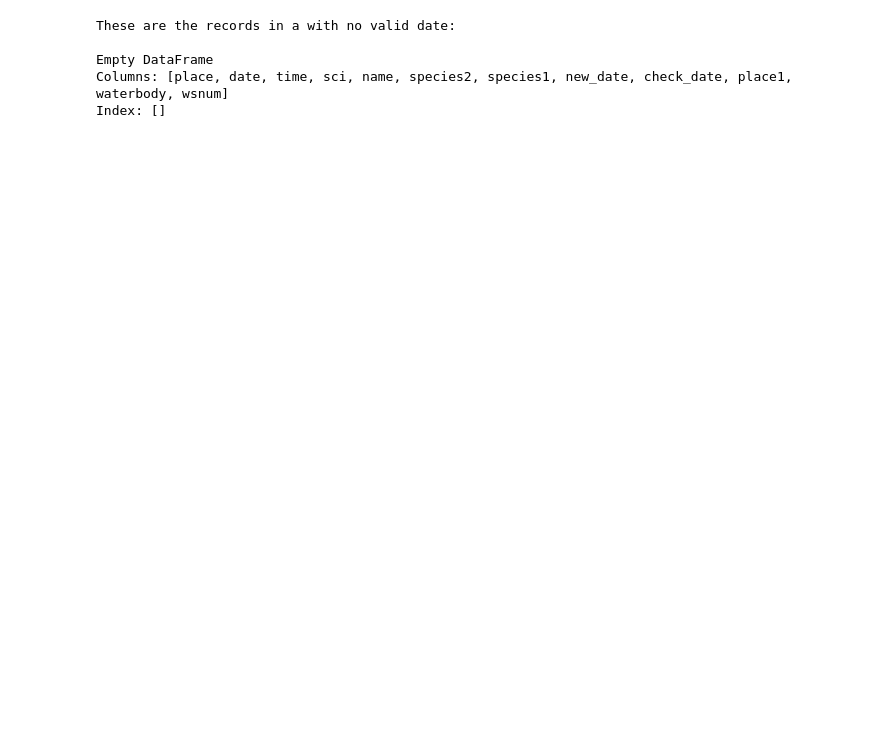
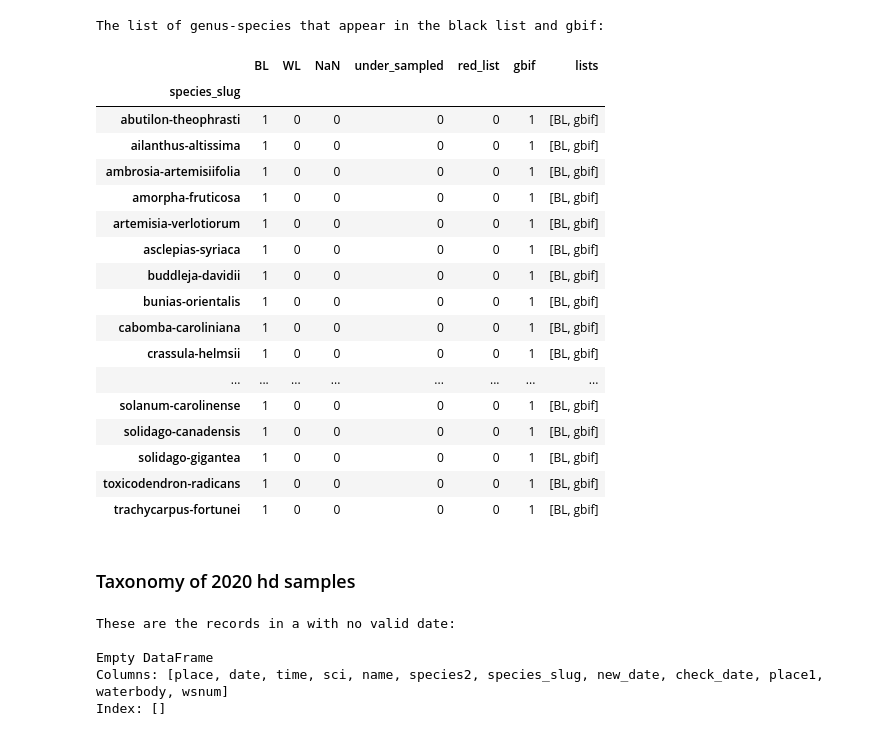
Before and after one commit to thorerismann/hdbot, a Jupyter notebook: preprocess_final.ipynb, the cells around one changed output. Saved outputs shown, nothing was run; the diff lists cells and outputs as text; code cells hidden in the pictures; blank space fills up the shorter version.

```diff
--- a/preprocess_final.ipynb
+++ b/preprocess_final.ipynb
@@ -197,0 +183,16 @@ a = set(gbif.atuple.unique())
+# %%
+# collect all the observations into one df
+fx = pd.concat([v[['species_slug', 'map', 'spec_map']] for k,v in fivex.items()])
+wsx = pd.concat([v[['species_slug', 'map', 'spec_map']] for k,v in welt_sut.items()])
+f_w_obs = pd.concat([fx, wsx])
+# %%
+# gather up the map names
+m_ap_columns = f_w_obs.map.unique()
+
+# create a column for each map, indicate
+for col in m_ap_columns:
+    f_w_obs[col] = f_w_obs['map'] == col
+
+obs_map =f_w_obs.groupby(['species_slug']).sum()
+
+obs_map['maps'] = obs_map.index.map(lambda x: f_w_obs[f_w_obs.species_slug == x]['map'].unique())
@@ -197,0 +264,17 @@ a = set(gbif.atuple.unique())
+# %%
+the_lists = list(watch_lists.keys())
+
+keep = []
+
+for element in the_lists:
+    a = watch_lists[element][['species_slug','watch_list']]
+    keep.append(a)
+wl_species = pd.concat(keep)
+m_ap_columns = wl_species.watch_list.unique()
+
+for col in m_ap_columns:
+    wl_species[col] = wl_species['watch_list'] == col
+
+wl_sp_map =wl_species.groupby(['species_slug']).sum()
+
+wl_sp_map['lists'] = wl_sp_map.index.map(lambda x: wl_species[wl_species.species_slug == x]['watch_list'].unique())
@@ -197,0 +291,24 @@ a = set(gbif.atuple.unique())
+# %%
+print("\nThe list of genus-species that appear in the black list and gbif:\n\n")
+
+wl_sp_map[(wl_sp_map.BL >0)&(wl_sp_map.gbif >0)]
+# %% [output]
+The list of genus-species that appear in the black list and gbif:
+|  | BL | WL | NaN | under_sampled | red_list | gbif | lists |
+| species_slug |  |  |  |  |  |  |  |
+| abutilon-theophrasti | 1 | 0 | 0 | 0 | 0 | 1 | [BL, gbif] |
+| ailanthus-altissima | 1 | 0 | 0 | 0 | 0 | 1 | [BL, gbif] |
+| ambrosia-artemisiifolia | 1 | 0 | 0 | 0 | 0 | 1 | [BL, gbif] |
+| amorpha-fruticosa | 1 | 0 | 0 | 0 | 0 | 1 | [BL, gbif] |
+| artemisia-verlotiorum | 1 | 0 | 0 | 0 | 0 | 1 | [BL, gbif] |
+| asclepias-syriaca | 1 | 0 | 0 | 0 | 0 | 1 | [BL, gbif] |
+| buddleja-davidii | 1 | 0 | 0 | 0 | 0 | 1 | [BL, gbif] |
+| bunias-orientalis | 1 | 0 | 0 | 0 | 0 | 1 | [BL, gbif] |
+| cabomba-caroliniana | 1 | 0 | 0 | 0 | 0 | 1 | [BL, gbif] |
+| crassula-helmsii | 1 | 0 | 0 | 0 | 0 | 1 | [BL, gbif] |
+| ... | ... | ... | ... | ... | ... | ... | ... |
+| solanum-carolinense | 1 | 0 | 0 | 0 | 0 | 1 | [BL, gbif] |
+| solidago-canadensis | 1 | 0 | 0 | 0 | 0 | 1 | [BL, gbif] |
+| solidago-gigantea | 1 | 0 | 0 | 0 | 0 | 1 | [BL, gbif] |
+| toxicodendron-radicans | 1 | 0 | 0 | 0 | 0 | 1 | [BL, gbif] |
+| trachycarpus-fortunei | 1 | 0 | 0 | 0 | 0 | 1 | [BL, gbif] |
@@ -198,3 +322,5 @@ a = set(gbif.atuple.unique())
+# %% [markdown]
+### Taxonomy of 2020 hd samples
 # %%
 #correct wrong species name inputs in the samples data
 #samples list
@@ -257,16 +377,16 @@ def make_timestamp(x):
     try:
         data = dt.datetime.strptime(x, "%Y-%m-%d")
     except:
-        data = 'no date'
+        data = 'no luck'
 
     return data
-samples['check_date'] = samples.new_date.map(lambda x: make_timestamp(x))
+# samples['check_date'] = samples.new_date.map(lambda x: make_timestamp(x))
 samples['date'] = samples.new_date
 
-print(F"\nThese are the records in a with no valid date:\n\n{samples[samples.check_date == 'no date']}\n")
+print(F"\nThese are the records in a with no valid date:\n\n{samples[samples.date == 'no luck']}\n")
 # %% [output]
 These are the records in a with no valid date:
 
 Empty DataFrame
-Columns: [place, date, time, sci, name, species2, species1, new_date, check_date, place1, waterbody, wsnum]
+Columns: [place, date, time, sci, name, species2, species_slug, new_date, check_date, place1, waterbody, wsnum]
 Index: []
```
Also changed, not shown: parts of 29 cells of this notebook, 3 other files.
